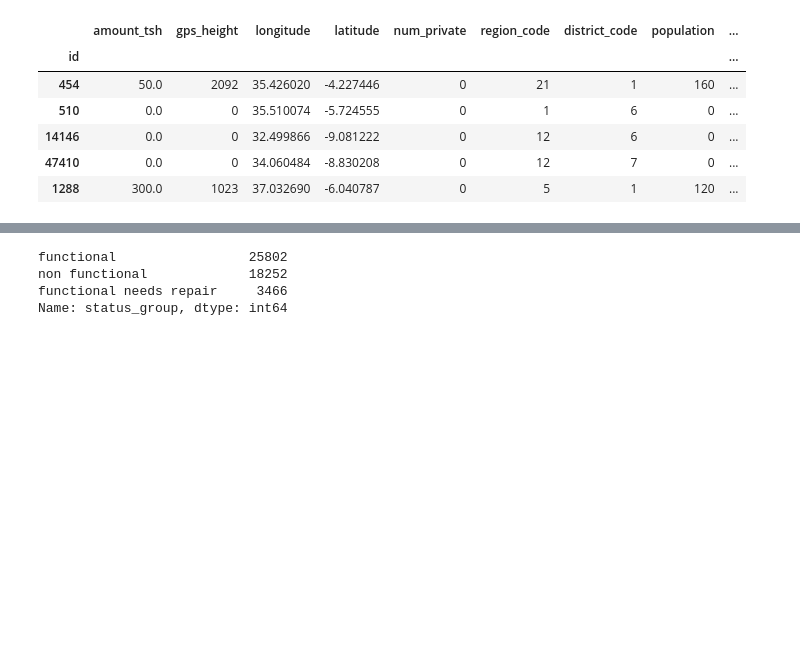
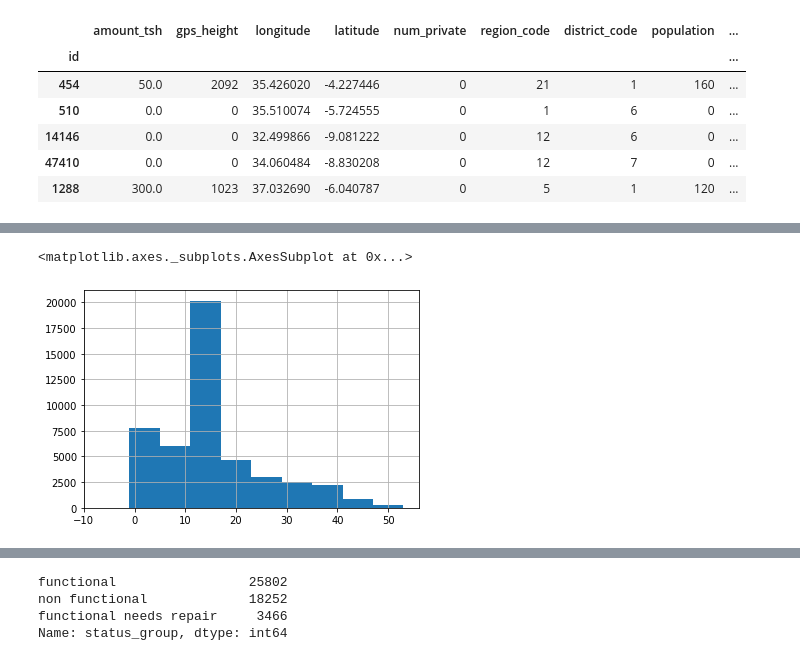
Before and after one commit to iremnasir/bootcamp_progress, a Jupyter notebook: Week_02/Pumps_Revised.ipynb, the cells around one changed output, grey strips where cells are left out. Cells and saved outputs as stored; diff of their text form; code cells hidden in the pictures; blank space fills up the shorter version.

```diff
--- a/Week_02/Pumps_Revised.ipynb
+++ b/Week_02/Pumps_Revised.ipynb
@@ -308,0 +380,5 @@ Reshape your data either using array.reshape(-1, 1) if your data has a single fe
+# %%
+pumps_num_copy['age'].hist()
+# %% [output]
+<matplotlib.axes._subplots.AxesSubplot at 0x...>
+[figure, added]
```
Also changed, not shown: parts of 71 cells of this notebook.
